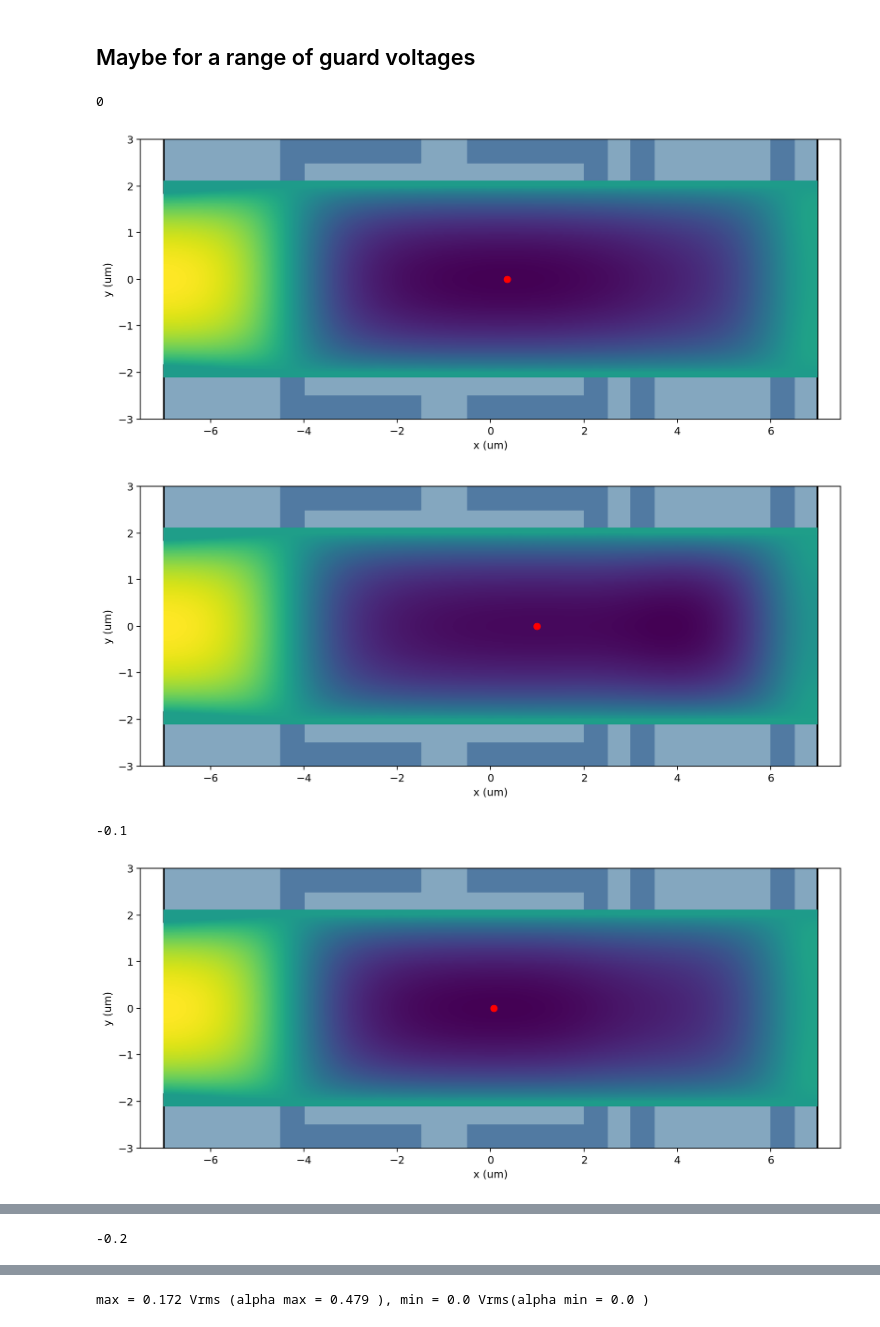
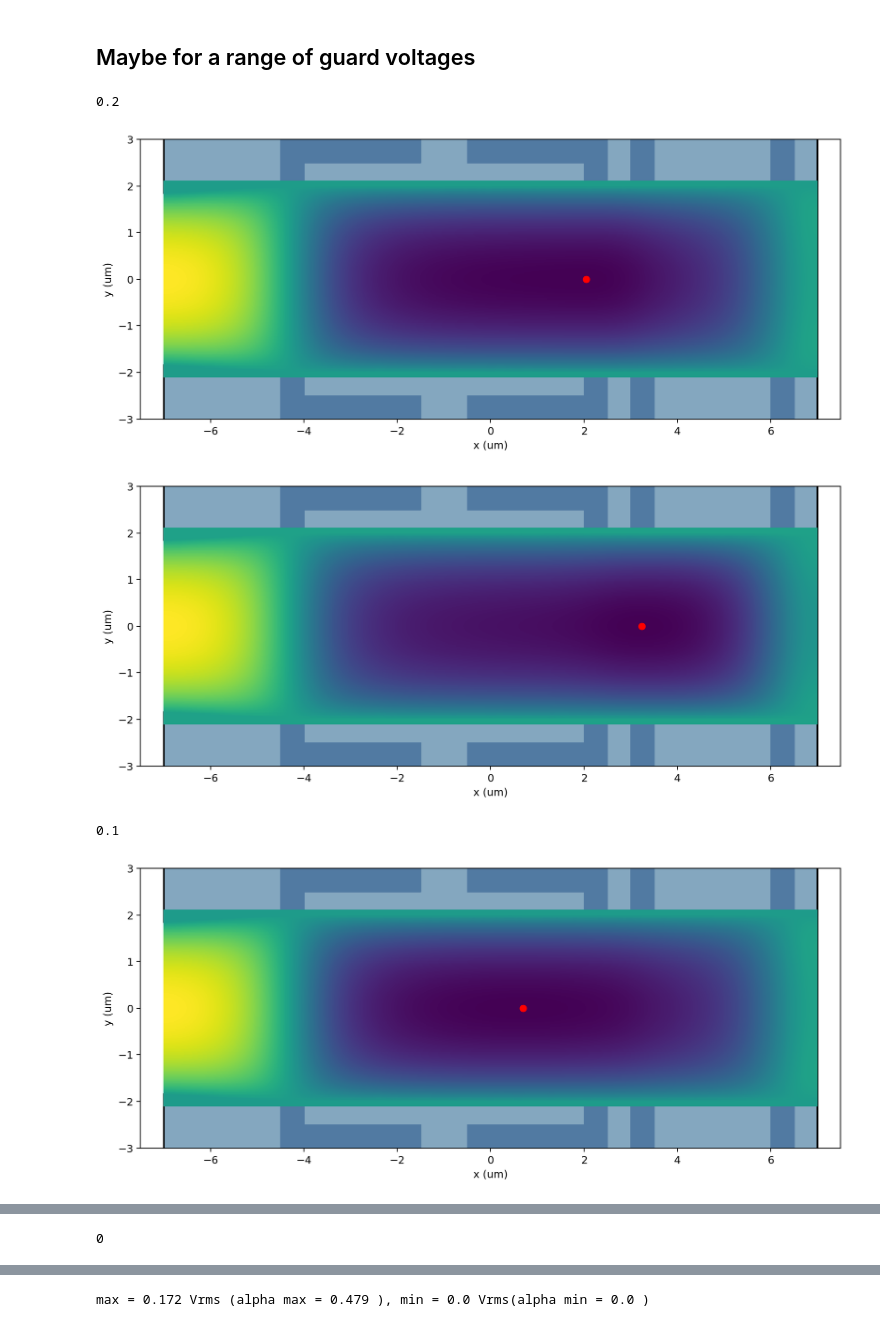
Before and after one commit to eelyon/LyonLabCodebase, a Jupyter notebook: zeroHeliumKitSims/Gordian/FEMAnalysis.ipynb, the cells around one changed output, grey strips where cells are left out. Cells and saved outputs as stored; diff of their text form; code cells hidden in the pictures.

```diff
--- a/zeroHeliumKitSims/Gordian/FEMAnalysis.ipynb
+++ b/zeroHeliumKitSims/Gordian/FEMAnalysis.ipynb
@@ -311,39 +311,39 @@ voltages = {
     'Guard':0,
     'Sense':0,
     'Top':-1,
     'Twiddle':0,
 }
 
 N = 1
-min_spacing = 0.2
+min_spacing = 0.1
 x0,y0 = 0,0
 vpp = 0.3
 
 coords = generate_coords_deterministic(int(N),x0,y0,min_spacing).flatten()*1e-6
-coords0 = get_min_energy_forcemethod(fm,N,n_timesteps = 2000,init_coords=coords)
+coords0 = get_min_energy_forcemethod(fm,N,n_timesteps = 5000,init_coords=coords)
 
-for guard in [0,-.1,-.2,-.3,-.4,-.5,-.6]:
+for guard in [0.2,0.1,0,-.1,-.2,-.3,-.4]:
     coords = coords0
     voltages['Guard'] = guard
     print(guard)
     for twiddle in [-vpp/2,vpp/2]:
         voltages['Twiddle'] = twiddle
         x,y,z = ph.potential(p,voltages)
         fm = FullModel(ph.phi, voltages, **options)
-        coords = get_min_energy_forcemethod(fm,N,n_timesteps = 2000,init_coords=coords)
+        coords = get_min_energy_forcemethod(fm,N,n_timesteps = 5000,init_coords=coords)
 
         device.quickplot(plot_config)
         plt.pcolormesh(x,y,-z.T)
         plt.xlim(-7.5,7.5)
         plt.ylim(-3,3)
         for xi,yi in zip(coords[0::2],coords[1::2]):
             plt.plot(xi*1e6,yi*1e6,'ro')
         plt.ylabel("y (um)")
         plt.xlabel("x (um)")
         plt.show()
 # %% [output]
-0
+0.2
-[figure, old version]
+[figure, new version]
-[figure, old version]
+[figure, new version]
--0.1
+0.1
-[figure, old version]
+[figure, new version]
@@ -351 +351 @@ for guard in [0,-.1,-.2,-.3,-.4,-.5,-.6]:
--0.2
+0
```
Also changed, not shown: parts of 2 cells of this notebook, 5 other files.
